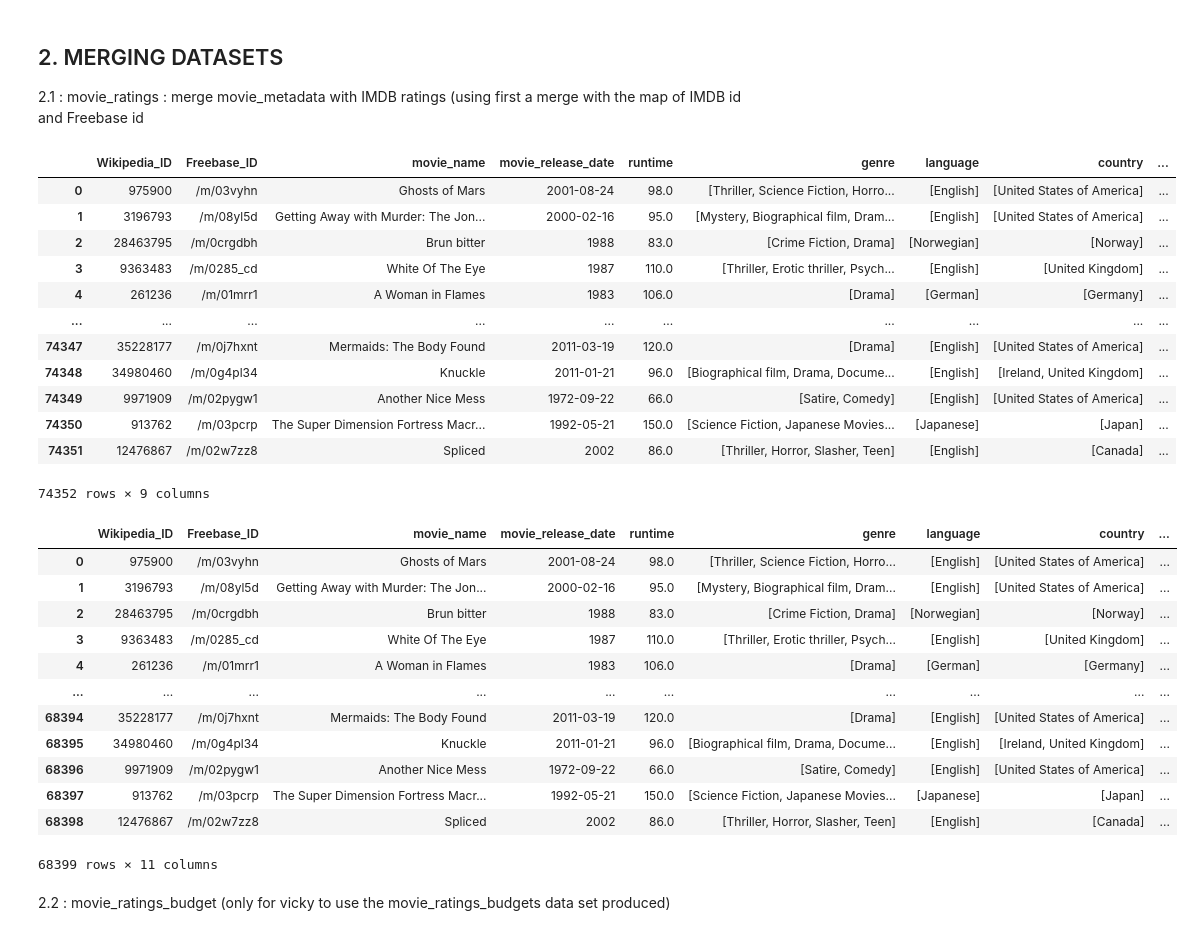
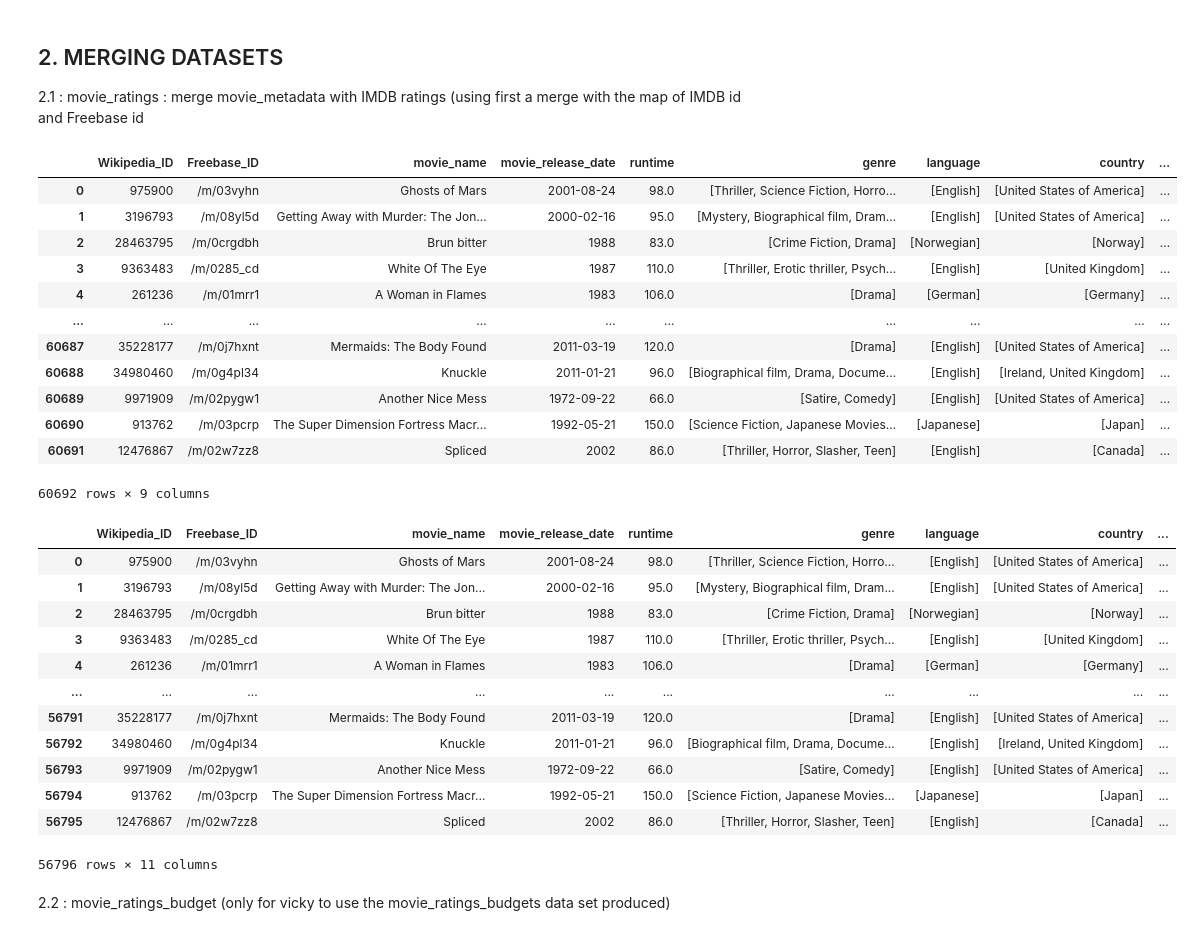
Before and after one commit to epfl-ada/ada-2023-project-abcd5, a Jupyter notebook: ADA_Project.ipynb, the cells around one changed output. Drawn from its saved outputs; the diff is of its cells as text; code cells hidden in the pictures.

Commit message:
csv added in git + clean of genre and country

```diff
--- a/ADA_Project.ipynb
+++ b/ADA_Project.ipynb
@@ -20,13 +11,16 @@ budget : https://www.kaggle.com/datasets/rounakbanik/the-movies-dataset/discussi
 # %%
 #Importing the data
 
-path = '/Users/camille/Desktop/ada/PROJECT/data/MovieSummaries/'
+'''
+path_cmu = '/Users/camille/Desktop/ada/PROJECT/data/MovieSummaries/'
+'''
+path_cmu = 'data/MovieSummaries/'
 
-name_clusters = pd.read_csv(path+'name.clusters.txt', delimiter='\t',header=None)
-tv_tropes = pd.read_csv(path+'tvtropes.clusters.txt',delimiter='\t',header=None)
-plot_summaries = pd.read_csv(path+'plot_summaries.txt',delimiter='\t',header=None)
-movie_metadata = pd.read_csv(path+'movie.metadata.tsv',delimiter='\t',header=None)
-character_metadata = pd.read_csv(path+'character.metadata.tsv',delimiter='\t',header=None)
+name_clusters = pd.read_csv(path_cmu+'name.clusters.txt', delimiter='\t',header=None)
+tv_tropes = pd.read_csv(path_cmu+'tvtropes.clusters.txt',delimiter='\t',header=None)
+plot_summaries = pd.read_csv(path_cmu+'plot_summaries.txt',delimiter='\t',header=None)
+movie_metadata = pd.read_csv(path_cmu+'movie.metadata.tsv',delimiter='\t',header=None)
+character_metadata = pd.read_csv(path_cmu+'character.metadata.tsv',delimiter='\t',header=None)
 # %%
 # defining columns names for all datasets
 
@@ -49,12 +59,26 @@ def extract(id_tuple):
     second_elements = list(input_dict.values())
     return second_elements  # Join the second elements into a single string
 
+def clean_empty(input_list):
+    if len(input_list) == 0:
+        return np.nan
+    else:
+        return input_list
 
+# for each genre, country and language column : create a column that just gives the language/genre/country without the freebase id
 movie_metadata['genre'] = movie_metadata['genre_freebase'].apply(extract)
 movie_metadata['language'] = movie_metadata['language_freebase'].apply(extract)
 movie_metadata['country'] = movie_metadata['country_freebase'].apply(extract)
 
 movie_metadata = movie_metadata.drop(columns=['language_freebase', 'country_freebase','genre_freebase'])
+
+# remove the empty values (empty list of country/language or genre) : if list is empty, replace it with NaN values and then drop NaN values
+movie_metadata['genre'] = movie_metadata['genre'].apply(clean_empty)
+movie_metadata['language'] = movie_metadata['language'].apply(clean_empty)
+movie_metadata['country'] = movie_metadata['country'].apply(clean_empty)
+
+movie_metadata = movie_metadata.dropna(subset = ['genre', 'language', 'country'])
+
 
 # Cleaning the language column, ex: [English Language, Russian Language] becomes [English, Russian]
 def clean_language(input_strs):
@@ -125,39 +149,39 @@ We can see that we have a lot of missing values for character names, but we will
 2.1 : movie_ratings : merge movie_metadata with IMDB ratings (using first a merge with the map of IMDB id and Freebase id
 # %%
 #Loading IMDB ID data
-imdb_map_id = pd.read_csv('/Users/camille/Desktop/ada/PROJECT/data/query.tsv',delimiter='\t')
+imdb_map_id = pd.read_csv('data/query.tsv',delimiter='\t')
 #same name as in movie_metadata
 imdb_map_id=imdb_map_id.rename(columns={"freebaseID": "Freebase_ID"})
 imdb_map_id=imdb_map_id.drop(columns=['item'])
 
 #Merging movie_metadata with IMDB ID
 movie_imdb = movie_metadata.merge(imdb_map_id, how='inner',on=['Freebase_ID'])
 movie_imdb
 # %% [output]
 |  | Wikipedia_ID | Freebase_ID | movie_name | movie_release_date | runtime | genre | language | country | ... |
 | 0 | 975900 | /m/03vyhn | Ghosts of Mars | 2001-08-24 | 98.0 | [Thriller, Science Fiction, Horro... | [English] | [United States of America] | ... |
 | 1 | 3196793 | /m/08yl5d | Getting Away with Murder: The Jon... | 2000-02-16 | 95.0 | [Mystery, Biographical film, Dram... | [English] | [United States of America] | ... |
 | 2 | 28463795 | /m/0crgdbh | Brun bitter | 1988 | 83.0 | [Crime Fiction, Drama] | [Norwegian] | [Norway] | ... |
 | 3 | 9363483 | /m/0285_cd | White Of The Eye | 1987 | 110.0 | [Thriller, Erotic thriller, Psych... | [English] | [United Kingdom] | ... |
 | 4 | 261236 | /m/01mrr1 | A Woman in Flames | 1983 | 106.0 | [Drama] | [German] | [Germany] | ... |
 | ... | ... | ... | ... | ... | ... | ... | ... | ... | ... |
-| 74347 | 35228177 | /m/0j7hxnt | Mermaids: The Body Found | 2011-03-19 | 120.0 | [Drama] | [English] | [United States of America] | ... |
-| 74348 | 34980460 | /m/0g4pl34 | Knuckle | 2011-01-21 | 96.0 | [Biographical film, Drama, Docume... | [English] | [Ireland, United Kingdom] | ... |
-| 74349 | 9971909 | /m/02pygw1 | Another Nice Mess | 1972-09-22 | 66.0 | [Satire, Comedy] | [English] | [United States of America] | ... |
-| 74350 | 913762 | /m/03pcrp | The Super Dimension Fortress Macr... | 1992-05-21 | 150.0 | [Science Fiction, Japanese Movies... | [Japanese] | [Japan] | ... |
-| 74351 | 12476867 | /m/02w7zz8 | Spliced | 2002 | 86.0 | [Thriller, Horror, Slasher, Teen] | [English] | [Canada] | ... |
+| 60687 | 35228177 | /m/0j7hxnt | Mermaids: The Body Found | 2011-03-19 | 120.0 | [Drama] | [English] | [United States of America] | ... |
+| 60688 | 34980460 | /m/0g4pl34 | Knuckle | 2011-01-21 | 96.0 | [Biographical film, Drama, Docume... | [English] | [Ireland, United Kingdom] | ... |
+| 60689 | 9971909 | /m/02pygw1 | Another Nice Mess | 1972-09-22 | 66.0 | [Satire, Comedy] | [English] | [United States of America] | ... |
+| 60690 | 913762 | /m/03pcrp | The Super Dimension Fortress Macr... | 1992-05-21 | 150.0 | [Science Fiction, Japanese Movies... | [Japanese] | [Japan] | ... |
+| 60691 | 12476867 | /m/02w7zz8 | Spliced | 2002 | 86.0 | [Thriller, Horror, Slasher, Teen] | [English] | [Canada] | ... |
-74352 rows × 9 columns
+60692 rows × 9 columns
 # %%
 #Loading IMDB rating data
 
-imdb_rating = pd.read_csv('/Users/camille/Desktop/ada/PROJECT/data/ratings.tsv',delimiter='\t')
+imdb_rating = pd.read_csv('data/ratings.tsv',delimiter='\t')
 imdb_rating = imdb_rating.rename(columns={"tconst": "imdbID"})
 
 #Merging movie data with IMDB ratings
 movie_rating = movie_imdb.merge(imdb_rating,how='inner',on=['imdbID'])
-movie_rating
 
-# movie_rating.to_csv('data/' + 'movie_rating.csv', index=False) ??
+display(movie_rating)
+# movie_rating.to_csv('datasets/movie_rating.csv', index=False) useful??
 # %% [output]
 |  | Wikipedia_ID | Freebase_ID | movie_name | movie_release_date | runtime | genre | language | country | ... |
 | 0 | 975900 | /m/03vyhn | Ghosts of Mars | 2001-08-24 | 98.0 | [Thriller, Science Fiction, Horro... | [English] | [United States of America] | ... |
@@ -166,12 +190,12 @@ movie_rating
 | 3 | 9363483 | /m/0285_cd | White Of The Eye | 1987 | 110.0 | [Thriller, Erotic thriller, Psych... | [English] | [United Kingdom] | ... |
 | 4 | 261236 | /m/01mrr1 | A Woman in Flames | 1983 | 106.0 | [Drama] | [German] | [Germany] | ... |
 | ... | ... | ... | ... | ... | ... | ... | ... | ... | ... |
-| 68394 | 35228177 | /m/0j7hxnt | Mermaids: The Body Found | 2011-03-19 | 120.0 | [Drama] | [English] | [United States of America] | ... |
-| 68395 | 34980460 | /m/0g4pl34 | Knuckle | 2011-01-21 | 96.0 | [Biographical film, Drama, Docume... | [English] | [Ireland, United Kingdom] | ... |
-| 68396 | 9971909 | /m/02pygw1 | Another Nice Mess | 1972-09-22 | 66.0 | [Satire, Comedy] | [English] | [United States of America] | ... |
-| 68397 | 913762 | /m/03pcrp | The Super Dimension Fortress Macr... | 1992-05-21 | 150.0 | [Science Fiction, Japanese Movies... | [Japanese] | [Japan] | ... |
-| 68398 | 12476867 | /m/02w7zz8 | Spliced | 2002 | 86.0 | [Thriller, Horror, Slasher, Teen] | [English] | [Canada] | ... |
+| 56791 | 35228177 | /m/0j7hxnt | Mermaids: The Body Found | 2011-03-19 | 120.0 | [Drama] | [English] | [United States of America] | ... |
+| 56792 | 34980460 | /m/0g4pl34 | Knuckle | 2011-01-21 | 96.0 | [Biographical film, Drama, Docume... | [English] | [Ireland, United Kingdom] | ... |
+| 56793 | 9971909 | /m/02pygw1 | Another Nice Mess | 1972-09-22 | 66.0 | [Satire, Comedy] | [English] | [United States of America] | ... |
+| 56794 | 913762 | /m/03pcrp | The Super Dimension Fortress Macr... | 1992-05-21 | 150.0 | [Science Fiction, Japanese Movies... | [Japanese] | [Japan] | ... |
+| 56795 | 12476867 | /m/02w7zz8 | Spliced | 2002 | 86.0 | [Thriller, Horror, Slasher, Teen] | [English] | [Canada] | ... |
-68399 rows × 11 columns
+56796 rows × 11 columns
 # %% [markdown]
 2.2 : movie_ratings_budget
 (only for vicky to use the movie_ratings_budgets data set produced)
```
Also changed, not shown: parts of 12 cells of this notebook.
